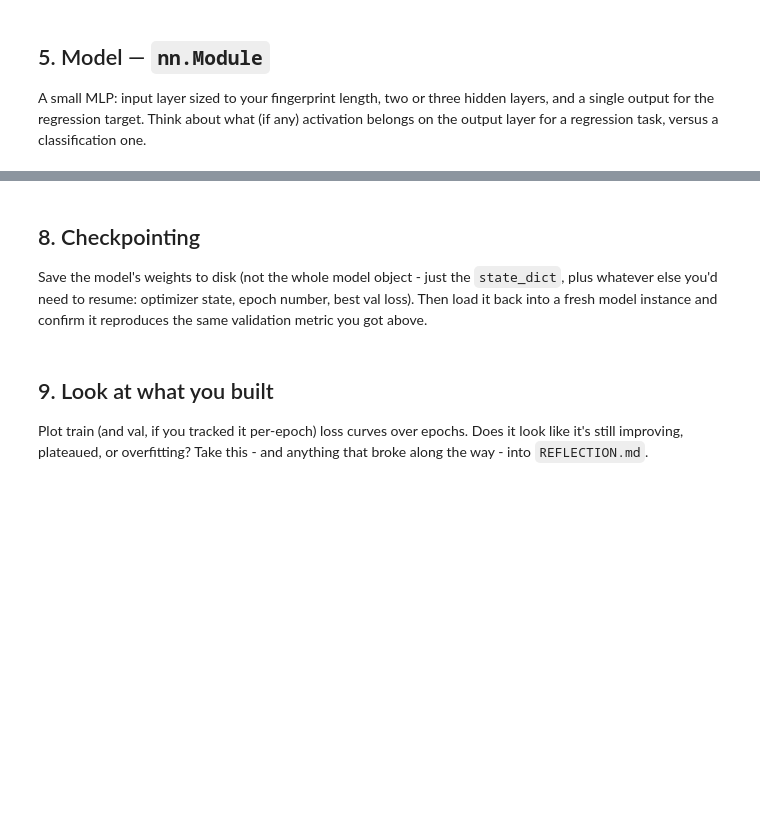
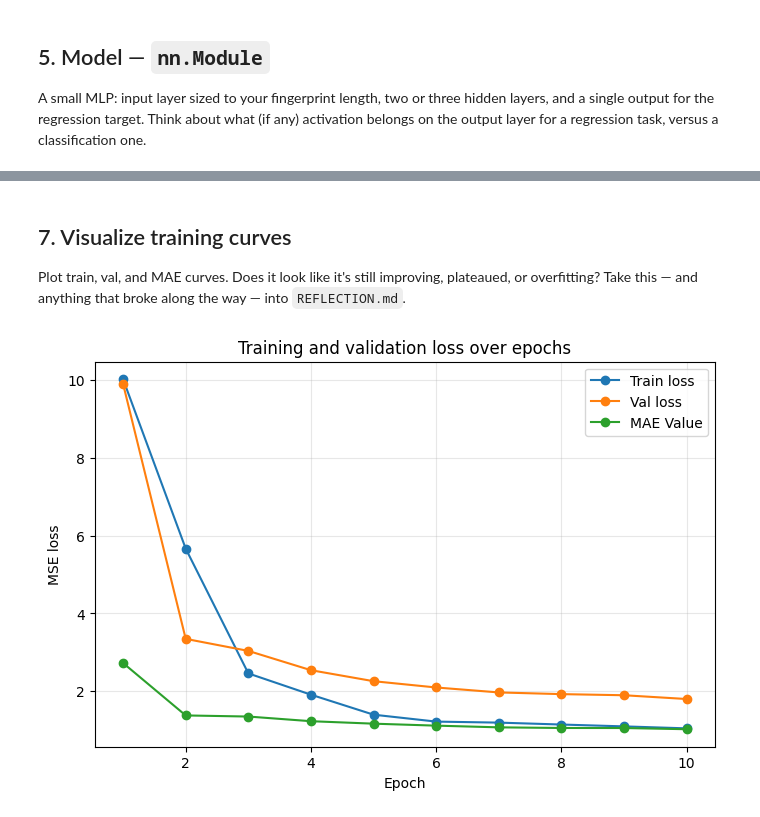
Before and after one commit to ezrast95/metabolomics-ml-curriculum, a Jupyter notebook: week01_pytorch_basics/week01_mlp_pytorch_on_ESol_data.ipynb, the cells around one changed output, grey strips where cells are left out. Drawn from its saved outputs; the diff is of its cells as text; code cells hidden in the pictures; blank space fills up the shorter version.

```diff
--- a/week01_pytorch_basics/week01_mlp_pytorch_on_ESol_data.ipynb
+++ b/week01_pytorch_basics/week01_mlp_pytorch_on_ESol_data.ipynb
@@ -72,19 +73,20 @@ Write a function that turns the SMILES strings into a fixed-length numeric vecto
 
 Then apply it across the whole dataset to build your feature matrix `X` and target vector `y`. Watch for SMILES strings that fail to parse.
 # %%
-fpgen = Chem.rdFingerprintGenerator.GetMorganGenerator(radius=2, fpSize=2048)
+fpgen = Chem.rdFingerprintGenerator.GetMorganGenerator(radius=2, fpSize=256)
 
 def smiles_to_morgan_fp(smiles) -> list:
     """Convert SMILES to a Morgan fingerprint bit vectors."""
     mols = Chem.MolFromSmiles(smiles)
     if mols is not None:
         return fpgen.GetFingerprintAsNumPy(mols)
-    return None
+    return None  # unparseable SMILES -> dropped below
 
 ds_train['morgan_fp'] = ds_train['smiles'].apply(smiles_to_morgan_fp)
 ds_val['morgan_fp'] = ds_val['smiles'].apply(smiles_to_morgan_fp)
 ds_test['morgan_fp'] = ds_test['smiles'].apply(smiles_to_morgan_fp)
 
+# drop any rows where RDKit couldn't parse the SMILES
 ds_train = ds_train.dropna(subset=['morgan_fp'])
 ds_val = ds_val.dropna(subset=['morgan_fp'])
 ds_test = ds_test.dropna(subset=['morgan_fp'])
@@ -105,8 +105,10 @@ Write a custom `torch.utils.data.Dataset` that wraps your feature/target arrays.
 # %%
 class ESOLDataset(Dataset):
     def __init__(self, dataset: pd.DataFrame):
-        self.X = torch.from_numpy(np.stack(dataset['morgan_fp']))
-        self.y = torch.from_numpy(np.stack(dataset['ESOL predicted log solubility in mols per litre']))
+        # nn.Linear needs float32 inputs, fingerprints come back as uint8 bits
+        self.X = torch.from_numpy(np.stack(dataset['morgan_fp'])).to(torch.float32)
+        # unsqueeze(1) so y is (N, 1), matching the model's (N, 1) output shape
+        self.y = torch.from_numpy(np.stack(dataset['ESOL predicted log solubility in mols per litre'])).to(torch.float32).unsqueeze(1)
 
     def __len__(self):
         return len(self.X)
@@ -118,9 +120,10 @@ class ESOLDataset(Dataset):
 
 train_dataset = ESOLDataset(ds_train)
 val_dataset = ESOLDataset(ds_val)
-test_dataset = ESOLDataset(ds_train)
+test_dataset = ESOLDataset(ds_test)
 
-# wrap dataset in DataLoader. Pick a batch size. Should train and val/test use the same shuffle setting?
+# shuffle train each epoch so batches aren't always in the same order;
+# val/test order doesn't affect anything, so no need to shuffle them
 BATCH_SIZE = 32
 train_loader = DataLoader(train_dataset, BATCH_SIZE, shuffle=True)
 val_loader = DataLoader(val_dataset, BATCH_SIZE, shuffle=False)
@@ -135,15 +138,17 @@ class SolubilityRegressor(nn.Module):
         super().__init__()
         self.linear_relu_stack = nn.Sequential(
             nn.Linear(input_dim, hidden_dim),
+            nn.Dropout(p=0.2),
             nn.ReLU(),
             nn.Linear(hidden_dim, hidden_dim),
+            nn.Dropout(p=0.2),
             nn.ReLU(),
-            nn.Linear(hidden_dim, 1)
+            nn.Linear(hidden_dim, 1)  # single continuous output, no activation - regression, not classification
         )
 
     def forward(self, x):
         logits = self.linear_relu_stack(x)
         return logits
 
-model = SolubilityRegressor(2048, 512)
+model = SolubilityRegressor(256, 32)
 print(model)
@@ -195,4 +162,0 @@ val_losses = []
-# %% [markdown]
-## 8. Checkpointing
-
-Save the model's weights to disk (not the whole model object - just the `state_dict`, plus whatever else you'd need to resume: optimizer state, epoch number, best val loss). Then load it back into a fresh model instance and confirm it reproduces the same validation metric you got above.
@@ -206,4 +238,4 @@ CHECKPOINT_PATH = "checkpoint.pt"
 # %% [markdown]
-## 9. Look at what you built
+## 7. Visualize training curves
 
-Plot train (and val, if you tracked it per-epoch) loss curves over epochs. Does it look like it's still improving, plateaued, or overfitting? Take this - and anything that broke along the way - into `REFLECTION.md`.
+Plot train, val, and MAE curves. Does it look like it's still improving, plateaued, or overfitting? Take this — and anything that broke along the way — into `REFLECTION.md`.
@@ -211,0 +242,16 @@ Plot train (and val, if you tracked it per-epoch) loss curves over epochs. Does
+# %%
+epochs, train_vals, val_vals, mae_values = zip(*train_losses)
+epochs = [e + 1 for e in epochs]  # 1-indexed for display
+
+plt.figure(figsize=(8, 5))
+plt.plot(epochs, train_vals, label="Train loss", marker="o")
+plt.plot(epochs, val_vals, label="Val loss", marker="o")
+plt.plot(epochs, mae_values, label="MAE Value", marker="o")
+plt.xlabel("Epoch")
+plt.ylabel("MSE loss")
+plt.title("Training and validation loss over epochs")
+plt.legend()
+plt.grid(True, alpha=0.3)
+plt.show()
+# %% [output]
+[figure, added]
```
Also changed, not shown: parts of 16 cells of this notebook.
